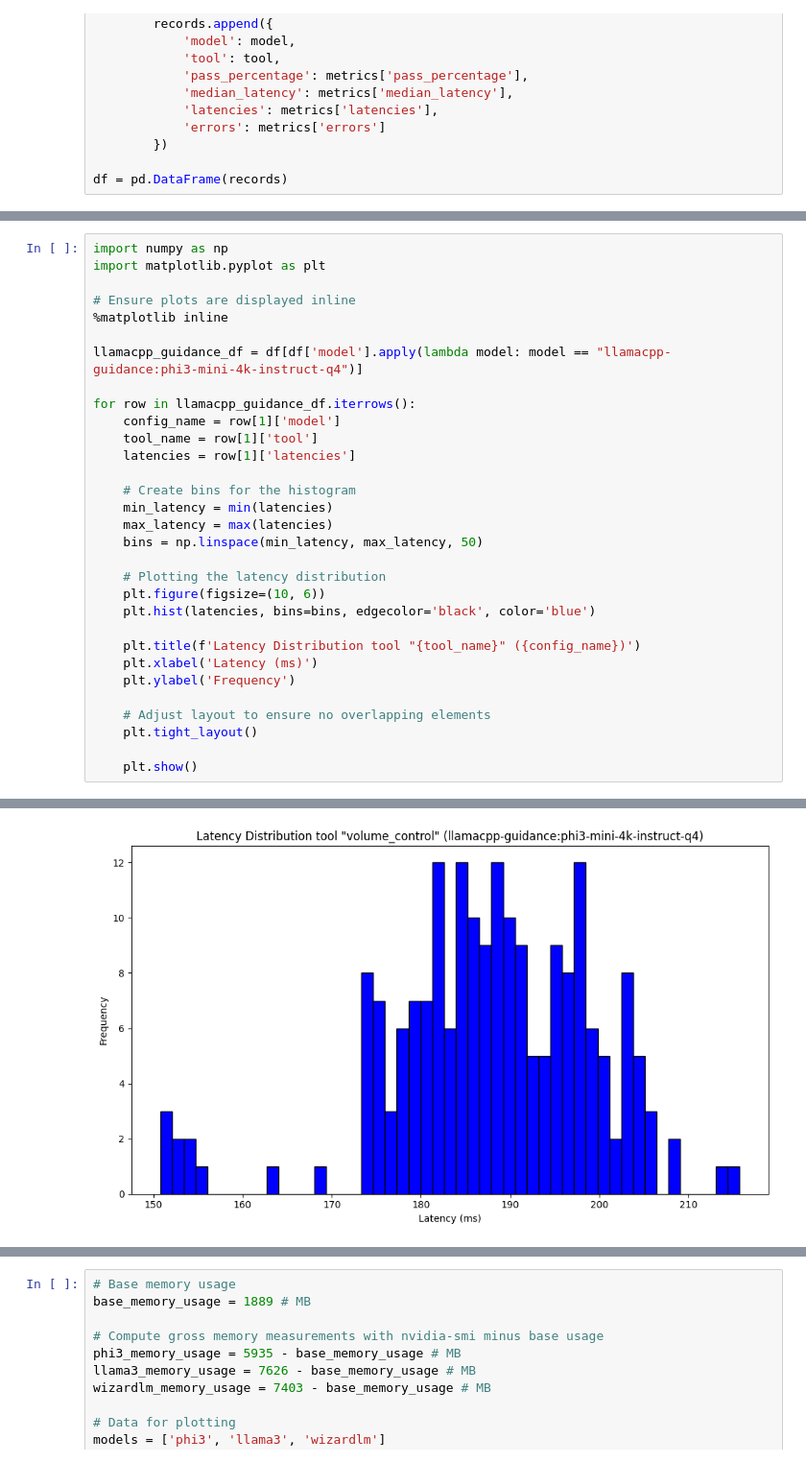
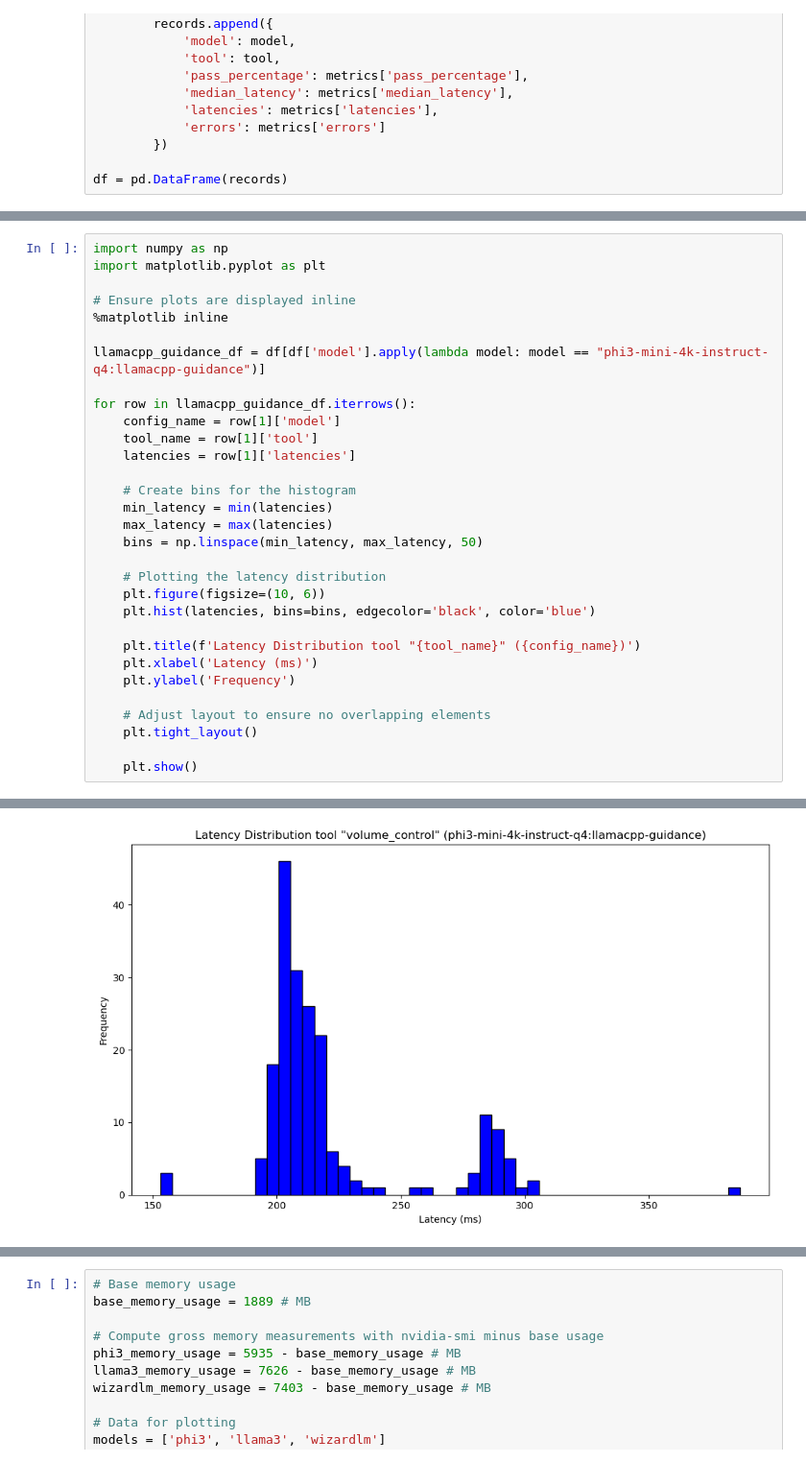
Before and after one commit to timfpark/agent-eval, a Jupyter notebook: Function Calling Evaluation.ipynb, the cells around one changed output, grey strips where cells are left out. Shown at 96% size. Cells and saved outputs as stored; diff of their text form.

```diff
--- a/Function Calling Evaluation.ipynb
+++ b/Function Calling Evaluation.ipynb
@@ -221,7 +358,7 @@ import matplotlib.pyplot as plt
 # Ensure plots are displayed inline
 %matplotlib inline
 
-llamacpp_guidance_df = df[df['model'].apply(lambda model: model == "llamacpp-guidance:phi3-mini-4k-instruct-q4")]
+llamacpp_guidance_df = df[df['model'].apply(lambda model: model == "phi3-mini-4k-instruct-q4:llamacpp-guidance")]
 
 for row in llamacpp_guidance_df.iterrows():
     config_name = row[1]['model']
@@ -257 +394 @@ for row in llamacpp_guidance_df.iterrows():
-[figure, old version]
+[figure, new version]
```
Also changed, not shown: parts of 10 cells of this notebook.
